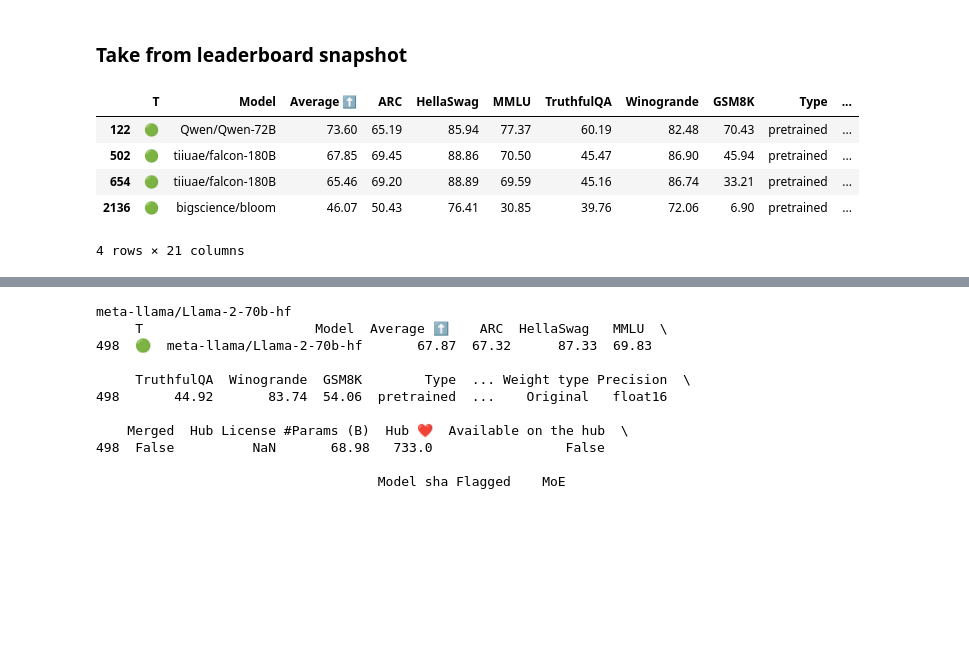
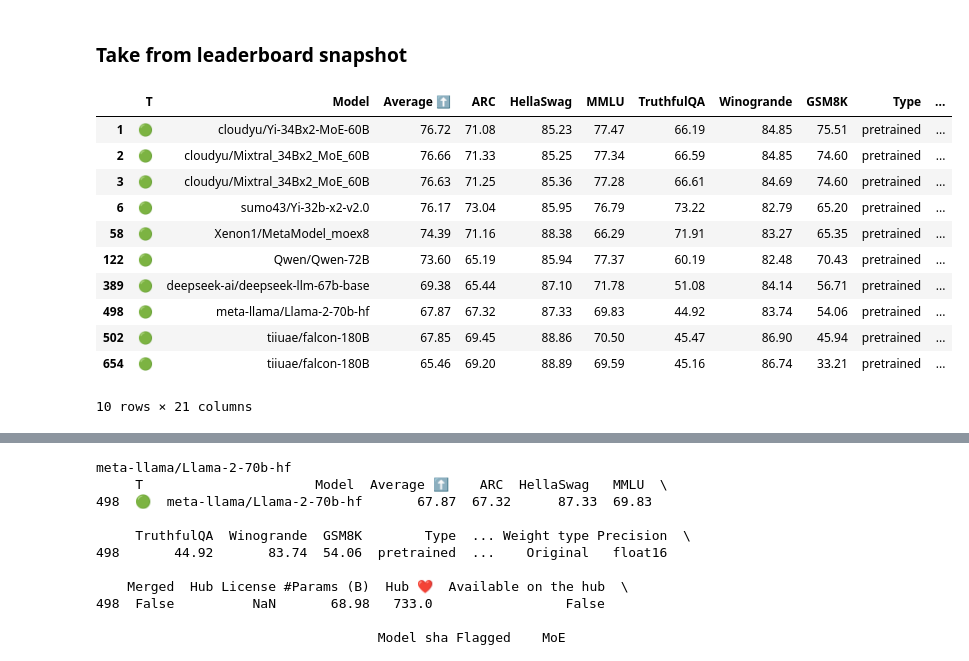
Before and after one commit to arubique/disco-public, a Jupyter notebook: notebooks/extract_per_model_prompts.ipynb, the cells around one changed output, grey strips where cells are left out. Cells and saved outputs as stored; diff of their text form; code cells hidden in the pictures; blank space fills up the shorter version.

```diff
--- a/notebooks/extract_per_model_prompts.ipynb
+++ b/notebooks/extract_per_model_prompts.ipynb
@@ -112,16 +194,22 @@ def read_per_model_info(model_id, timestamp, scenario, cache_dir=CACHE_DIR):
 # %%
 df = pd.read_csv(os.path.join(ROOT_PATH, "benchmark_csvs","open-llm-leaderboard.csv"))
 # small_models = df[df['#Params (B)'] <= 8]
 # print(small_models.head(n=10))
-big_models = df[(df['#Params (B)'] >= 70) & (df["T"] == "🟢")]
+big_models = df[(df['#Params (B)'] >= 30) & (df["T"] == "🟢")]
 big_models.head(n=10)
 # %% [output]
 |  | T | Model | Average ⬆️ | ARC | HellaSwag | MMLU | TruthfulQA | Winogrande | GSM8K | Type | ... |
+| 1 | 🟢 | cloudyu/Yi-34Bx2-MoE-60B | 76.72 | 71.08 | 85.23 | 77.47 | 66.19 | 84.85 | 75.51 | pretrained | ... |
+| 2 | 🟢 | cloudyu/Mixtral_34Bx2_MoE_60B | 76.66 | 71.33 | 85.25 | 77.34 | 66.59 | 84.85 | 74.60 | pretrained | ... |
+| 3 | 🟢 | cloudyu/Mixtral_34Bx2_MoE_60B | 76.63 | 71.25 | 85.36 | 77.28 | 66.61 | 84.69 | 74.60 | pretrained | ... |
+| 6 | 🟢 | sumo43/Yi-32b-x2-v2.0 | 76.17 | 73.04 | 85.95 | 76.79 | 73.22 | 82.79 | 65.20 | pretrained | ... |
+| 58 | 🟢 | Xenon1/MetaModel_moex8 | 74.39 | 71.16 | 88.38 | 66.29 | 71.91 | 83.27 | 65.35 | pretrained | ... |
 | 122 | 🟢 | Qwen/Qwen-72B | 73.60 | 65.19 | 85.94 | 77.37 | 60.19 | 82.48 | 70.43 | pretrained | ... |
+| 389 | 🟢 | deepseek-ai/deepseek-llm-67b-base | 69.38 | 65.44 | 87.10 | 71.78 | 51.08 | 84.14 | 56.71 | pretrained | ... |
+| 498 | 🟢 | meta-llama/Llama-2-70b-hf | 67.87 | 67.32 | 87.33 | 69.83 | 44.92 | 83.74 | 54.06 | pretrained | ... |
 | 502 | 🟢 | tiiuae/falcon-180B | 67.85 | 69.45 | 88.86 | 70.50 | 45.47 | 86.90 | 45.94 | pretrained | ... |
 | 654 | 🟢 | tiiuae/falcon-180B | 65.46 | 69.20 | 88.89 | 69.59 | 45.16 | 86.74 | 33.21 | pretrained | ... |
-| 2136 | 🟢 | bigscience/bloom | 46.07 | 50.43 | 76.41 | 30.85 | 39.76 | 72.06 | 6.90 | pretrained | ... |
-4 rows × 21 columns
+10 rows × 21 columns
 # %%
 df[df["T"] == "🟢"]
 # %% [output]
```
Also changed, not shown: parts of 2 cells of this notebook, 1 other file.
